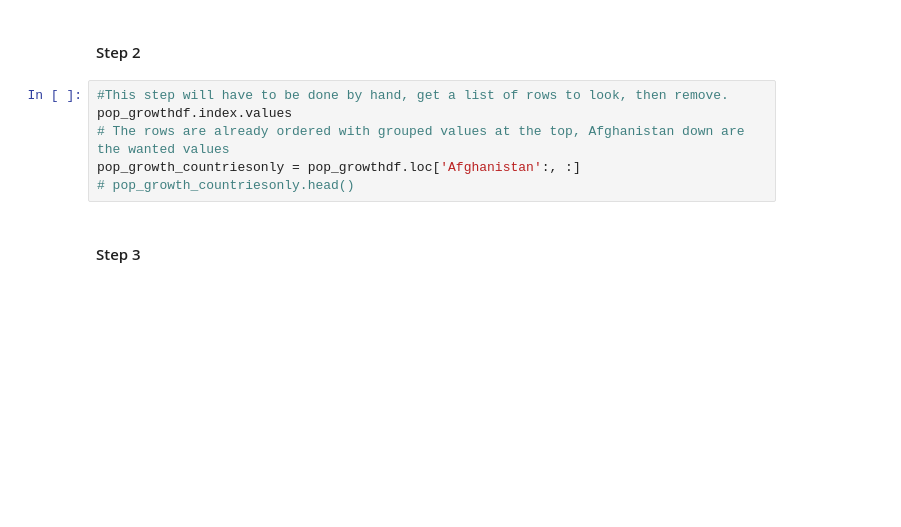
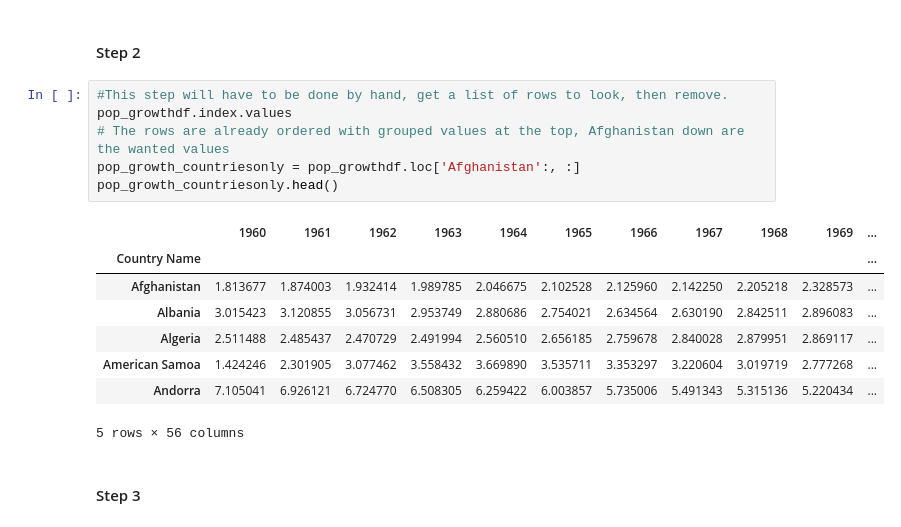
Before and after one commit to BenHallinan/eda_casestudy, a Jupyter notebook: Isaac.ipynb, the cells around one changed output. Saved outputs shown, nothing was run; the diff lists cells and outputs as text; blank space fills up the shorter version.

```diff
--- a/Isaac.ipynb
+++ b/Isaac.ipynb
@@ -77,9 +117,18 @@ pop_growthdf.head()
 # %%
 #This step will have to be done by hand, get a list of rows to look, then remove.
 pop_growthdf.index.values
 # The rows are already ordered with grouped values at the top, Afghanistan down are the wanted values
 pop_growth_countriesonly = pop_growthdf.loc['Afghanistan':, :]
-# pop_growth_countriesonly.head()
+pop_growth_countriesonly.head()
+# %% [output]
+|  | 1960 | 1961 | 1962 | 1963 | 1964 | 1965 | 1966 | 1967 | 1968 | 1969 | ... |
+| Country Name |  |  |  |  |  |  |  |  |  |  | ... |
+| Afghanistan | 1.813677 | 1.874003 | 1.932414 | 1.989785 | 2.046675 | 2.102528 | 2.125960 | 2.142250 | 2.205218 | 2.328573 | ... |
+| Albania | 3.015423 | 3.120855 | 3.056731 | 2.953749 | 2.880686 | 2.754021 | 2.634564 | 2.630190 | 2.842511 | 2.896083 | ... |
+| Algeria | 2.511488 | 2.485437 | 2.470729 | 2.491994 | 2.560510 | 2.656185 | 2.759678 | 2.840028 | 2.879951 | 2.869117 | ... |
+| American Samoa | 1.424246 | 2.301905 | 3.077462 | 3.558432 | 3.669890 | 3.535711 | 3.353297 | 3.220604 | 3.019719 | 2.777268 | ... |
+| Andorra | 7.105041 | 6.926121 | 6.724770 | 6.508305 | 6.259422 | 6.003857 | 5.735006 | 5.491343 | 5.315136 | 5.220434 | ... |
+5 rows × 56 columns
 # %% [markdown]
 #### Step 3
 # %% [markdown]
```
Also changed, not shown: parts of 11 cells of this notebook.
